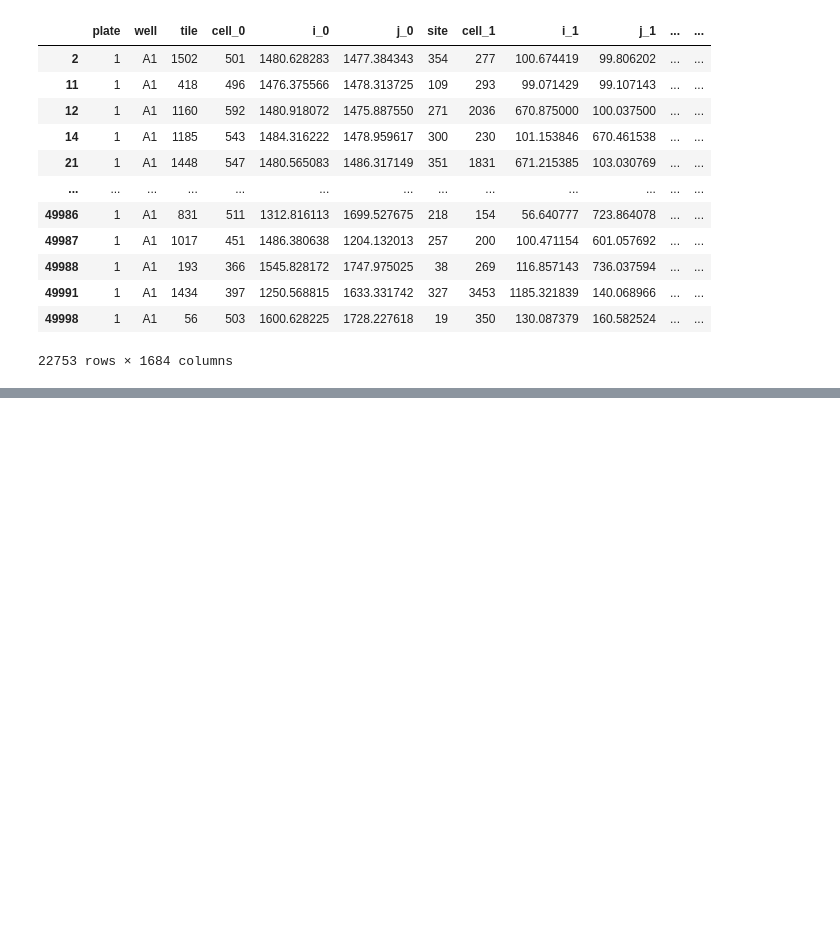
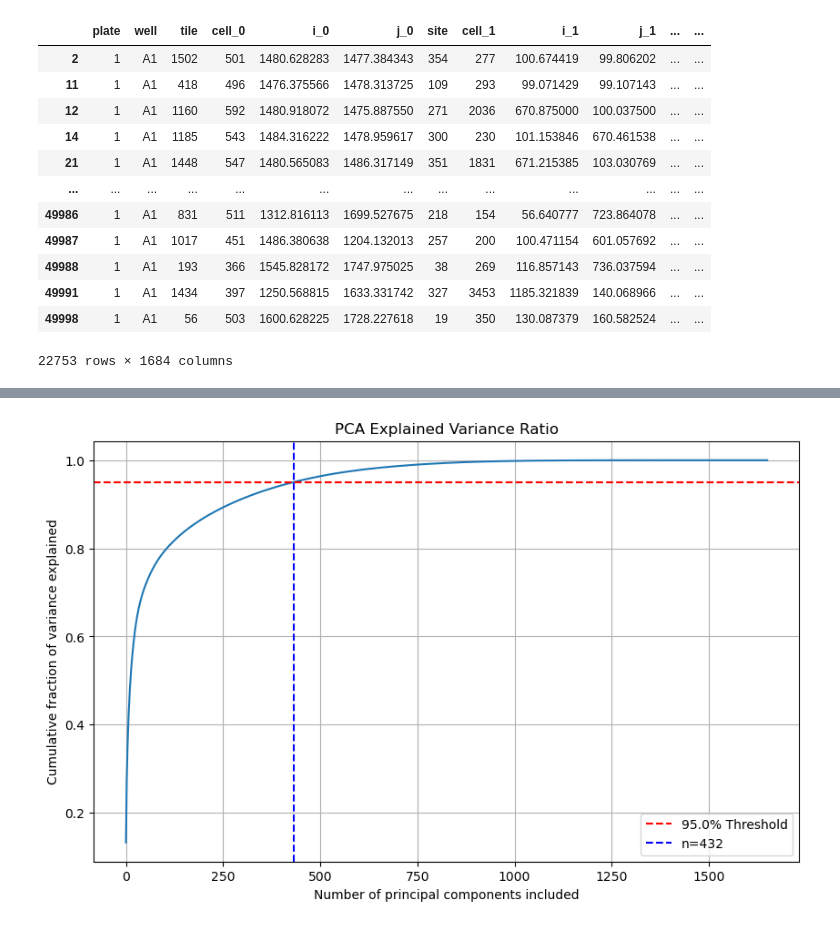
Before and after one commit to cheeseman-lab/brieflow-analysis, a Jupyter notebook: analysis/aggregate_testing.ipynb, the cells around one changed output, grey strips where cells are left out. Cells and saved outputs as stored; diff of their text form; code cells hidden in the pictures; blank space fills up the shorter version.

```diff
--- a/analysis/aggregate_testing.ipynb
+++ b/analysis/aggregate_testing.ipynb
@@ -217,3 +269,5 @@ WARNING: 2740 cells have multiple perturbation assignments
+# %%
+DROP_COLS_THRESHOLD = 0.1
 # %%
 from sklearn.covariance import EllipticEnvelope
 
@@ -222,9 +276,7 @@ def intensity_filter(
     cell_data, feature_start_idx, channel_names=None, contamination=0.01
 ) -> pd.DataFrame:
     """
-    Uses EllipticEnvelope to filter cell data dataframe by channel intensity.
-
-    Uses EllipticEnvelope to detect outliers in the intensity data.
+    Uses EllipticEnvelope to filter outliers by channel intensities.
 
     Args:
         cell_data (pd.DataFrame): Cell data dataframe.
@@ -251,3 +303,11 @@ def intensity_filter(
 
     # Return filtered cell data
     return cell_data[mask == 1].reset_index(drop=True)
+
+# Load channel names
+channel_names = config["phenotype"]["channel_names"]
+
+intensity_filtered = intensity_filter(
+    perturbation_filtered, FEATURE_START_IDX, channel_names
+)
+intensity_filtered
@@ -305,7 +454,7 @@ def prepare_alignment_data(cell_data, batch_cols, feature_start_idx):
 
     return features, metadata
 
-features, metadata = prepare_alignment_data(intensity_filtered, BATCH_COLS, FEATURE_START_IDX)
+features, metadata = prepare_alignment_data(missing_values_filtered, BATCH_COLS, FEATURE_START_IDX)
 
 display(metadata)
 display(features)
@@ -471,3 +620,72 @@ def centerscale_on_controls(
 
     control_ind = metadata[pert_col] == control_key
     return StandardScaler().fit(embeddings[control_ind]).transform(embeddings)
+# %%
+import matplotlib.pyplot as plt
+import numpy as np
+from sklearn.decomposition import PCA
+
+def pca_variance_plot(features, variance_threshold=0.95, random_state=42):
+    """Perform PCA analysis and create an explained variance plot.
+
+    Args:
+        feature_data (pd.DataFrame): DataFrame containing features.
+        variance_threshold (float): Cumulative variance threshold. Defaults to 0.95.
+        random_state (int): Random seed for reproducibility.
+
+    Returns:
+        tuple: A tuple containing:
+            - pca_df (pd.DataFrame): DataFrame with PCA-transformed data (gene symbols as index).
+            - n_components (int): Number of components needed to reach the variance threshold.
+            - pca_object (PCA): Fitted PCA object.
+            - fig (matplotlib.figure.Figure): Figure object for the explained variance plot.
+    """
+    # Copy and scale data
+    features = features.copy()
+    features = centerscale_by_batch(features)
+
+    # Initialize and fit PCA
+    pca = PCA(random_state=random_state)
+    pca_transformed = pca.fit_transform(features)
+
+    # Create DataFrame with PCA results
+    n_components_total = pca_transformed.shape[1]
+    pca_df = pd.DataFrame(
+        pca_transformed,
+        columns=[f"pca_{n}" for n in range(n_components_total)],
+    )
+
+    # Find number of components needed for threshold
+    cumsum = pca.explained_variance_ratio_.cumsum()
+    n_components = np.argwhere(cumsum >= variance_threshold)[0][0] + 1
+
+    # Create variance plot
+    fig, ax = plt.subplots(figsize=(10, 6))
+    ax.plot(cumsum, "-")
+    ax.axhline(
+        variance_threshold,
+        linestyle="--",
+        color="red",
+        label=f"{variance_threshold * 100}% Threshold",
+    )
+    ax.axvline(n_components, linestyle="--", color="blue", label=f"n={n_components}")
+    ax.set_ylabel("Cumulative fraction of variance explained")
+    ax.set_xlabel("Number of principal components included")
+    ax.set_title("PCA Explained Variance Ratio")
+    ax.grid(True)
+    ax.legend()
+
+    print(
+        f"Number of components needed for {variance_threshold * 100}% variance: {n_components}"
+    )
+    print(f"Shape of input data: {features.shape}")
+
+    # Create threshold-limited version
+    pca_df_threshold = pca_df[[f"pca_{i}" for i in range(n_components)]]
+
+    print(f"Shape of PCA transformed and reduced data: {pca_df_threshold.shape}")
+
+    return pca_df_threshold, n_components, pca, fig
+
+pca_df_threshold, n_components, pca, fig = pca_variance_plot(features, variance_threshold=0.95)
+# %% [output]
@@ -474 +695,2 @@ def centerscale_on_controls(
+[figure, added]
 # %%
```
Also changed, not shown: parts of 15 cells of this notebook.
